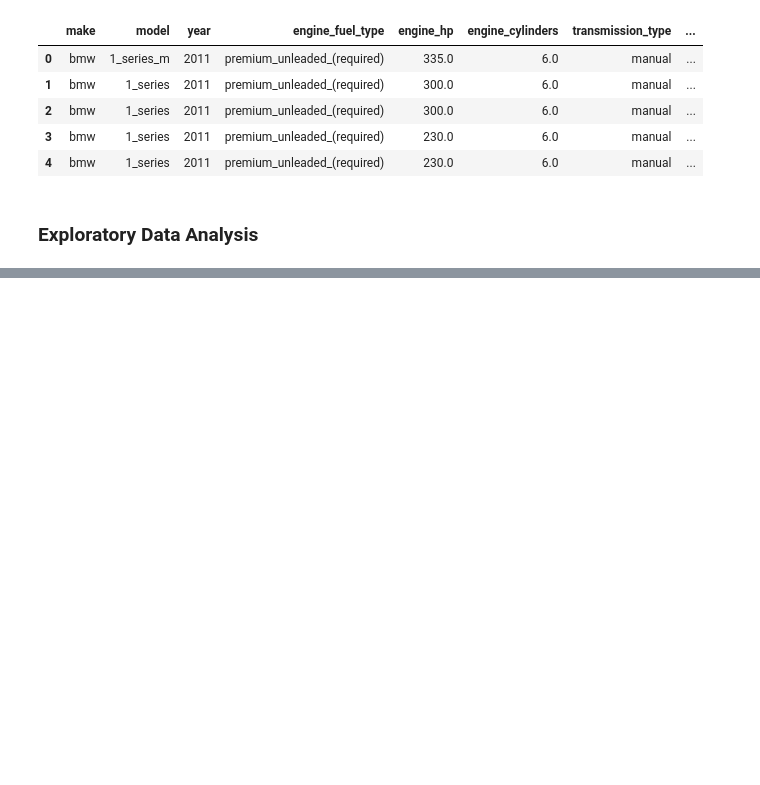
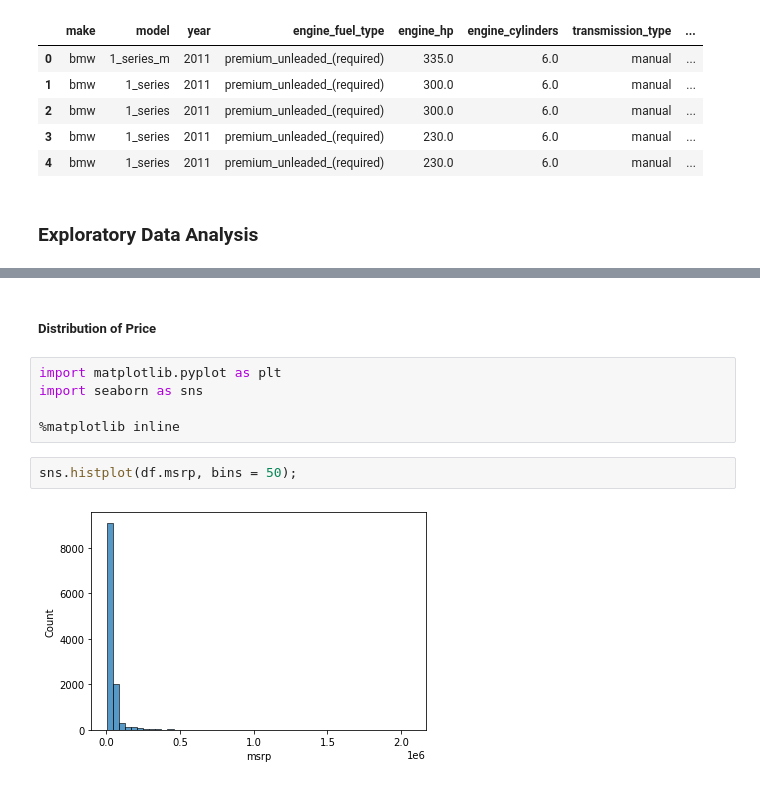
Before and after one commit to agudze-silas/ml-zoomcamp, a Jupyter notebook: week-2/notebook.ipynb, the cells around one changed output, grey strips where cells are left out. Drawn from its saved outputs; the diff is of its cells as text; blank space fills up the shorter version.

```diff
--- a/week-2/notebook.ipynb
+++ b/week-2/notebook.ipynb
@@ -68,0 +95,11 @@ df.head()
+# %% [markdown]
+##### Distribution of Price
+# %%
+import matplotlib.pyplot as plt
+import seaborn as sns
+
+%matplotlib inline
+# %%
+sns.histplot(df.msrp, bins = 50);
+# %% [output]
+[figure, added]
```
Also changed, not shown: parts of 8 cells of this notebook, 1 other file.
